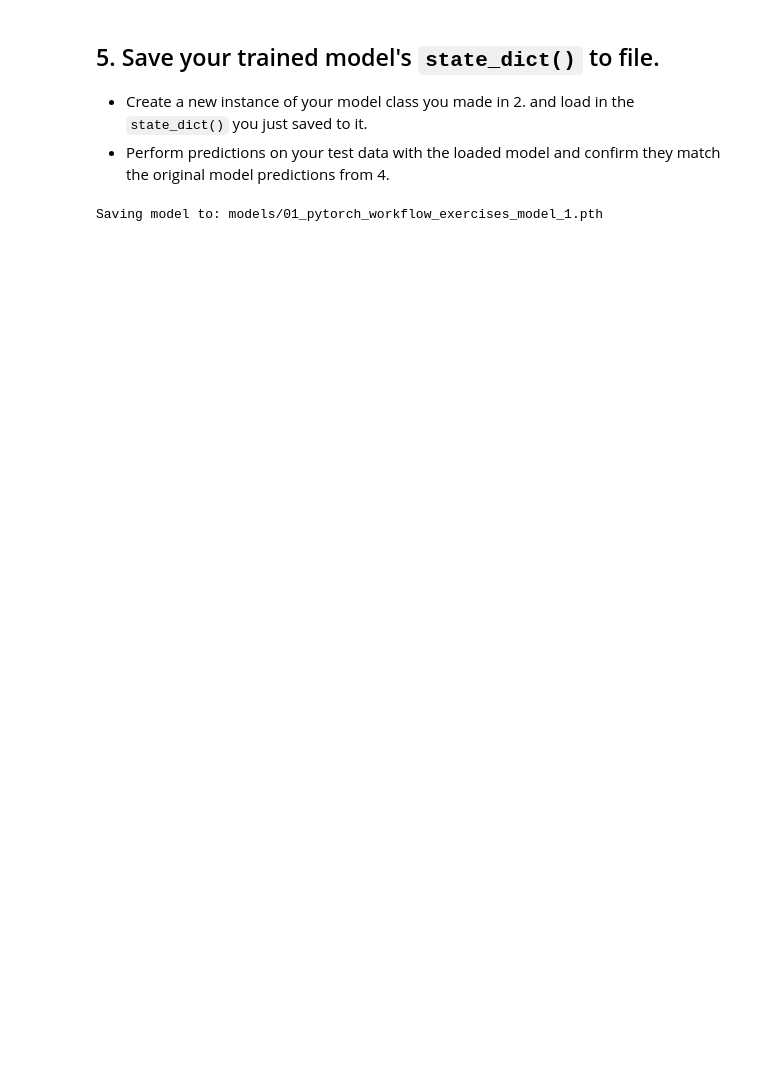
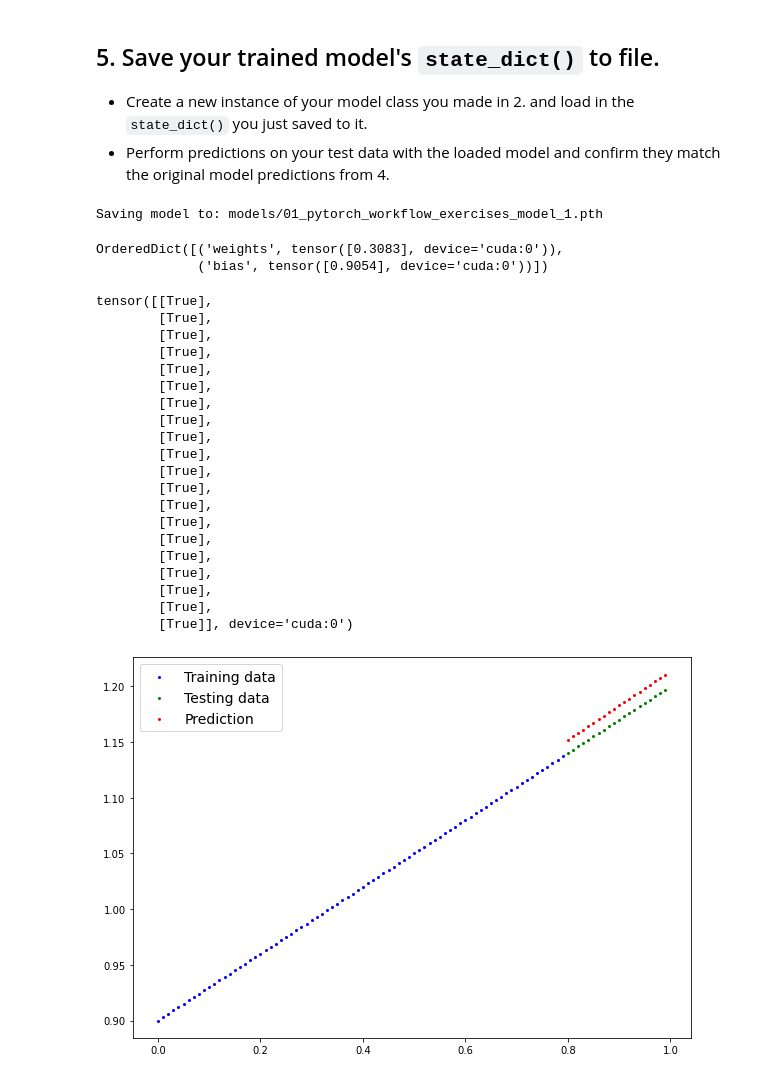
Before and after one commit to zahra-sharifzadeh/pytorch, a Jupyter notebook: extras/exercises/01_pytorch_workflow_exercises.ipynb, the cells around one changed output. Cells and saved outputs as stored; diff of their text form; code cells hidden in the pictures; blank space fills up the shorter version.

```diff
--- a/extras/exercises/01_pytorch_workflow_exercises.ipynb
+++ b/extras/exercises/01_pytorch_workflow_exercises.ipynb
@@ -311,5 +311,41 @@ torch.save(f=MODEL_SAVE_PATH, obj=model_1.state_dict())
 Saving model to: models/01_pytorch_workflow_exercises_model_1.pth
 # %%
 # Create new instance of model and load saved state dict (make sure to put it on the target device)
+loaded_model = LinearRegressionModelV1()
+
+loaded_model.load_state_dict(torch.load(MODEL_SAVE_PATH))
+loaded_model.to(device)
+
+loaded_model.state_dict()
+# %% [output]
+OrderedDict([('weights', tensor([0.3083], device='cuda:0')),
+             ('bias', tensor([0.9054], device='cuda:0'))])
 # %%
 # Make predictions with loaded model and compare them to the previous
+loaded_model.eval()
+with torch.inference_mode():
+  loaded_model_preds = loaded_model(X_test)
+print(y_preds == loaded_model_preds)
+plot_prediction(predictions=loaded_model_preds.cpu())
+# %% [output]
+tensor([[True],
+        [True],
+        [True],
+        [True],
+        [True],
+        [True],
+        [True],
+        [True],
+        [True],
+        [True],
+        [True],
+        [True],
+        [True],
+        [True],
+        [True],
+        [True],
+        [True],
+        [True],
+        [True],
+        [True]], device='cuda:0')
+[figure, added]
```
Also changed, not shown: parts of 5 cells of this notebook.
